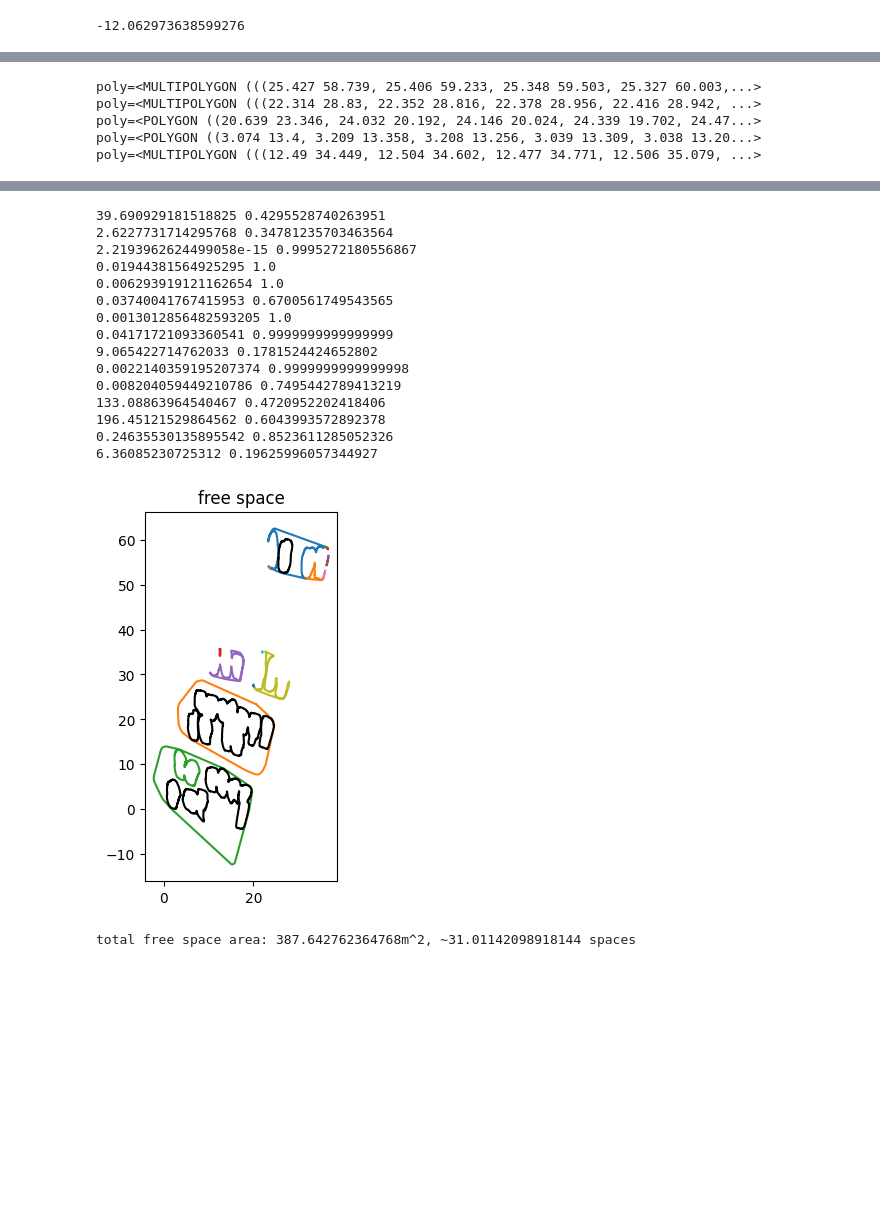
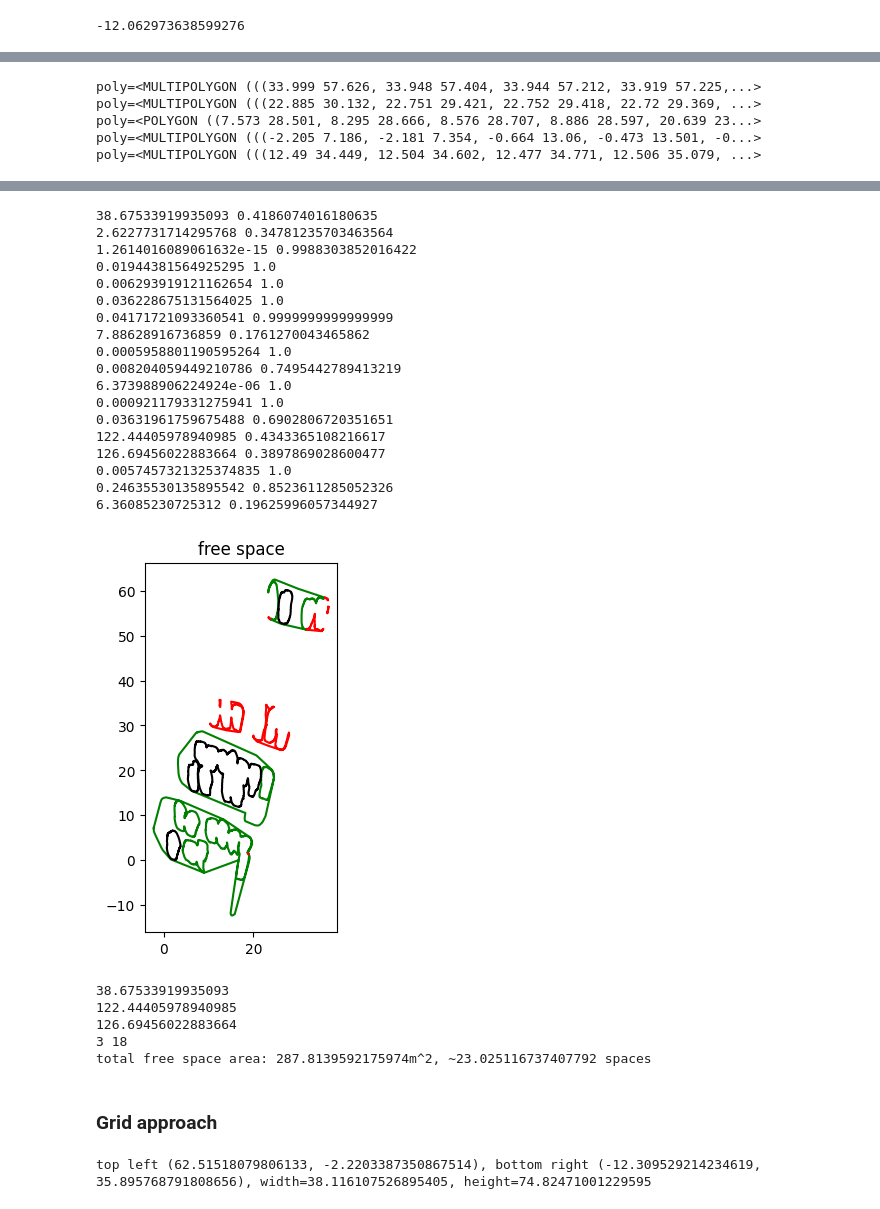
Before and after one commit to Trawirr/ParkingApp, a Jupyter notebook: segmentation/segmentation.ipynb, the cells around one changed output, grey strips where cells are left out. Drawn from its saved outputs; the diff is of its cells as text; code cells hidden in the pictures; blank space fills up the shorter version.

Commit message:
first steps of grid approach

```diff
--- a/segmentation/segmentation.ipynb
+++ b/segmentation/segmentation.ipynb
@@ -77,7 +77,7 @@ def filter_polygons(polygons: list[Polygon], min_size=5):
 # %% [markdown]
 ### Loading polygons
 # %%
-with open("parking_area.json", 'r') as poly_file:
+with open("parking_area2.json", 'r') as poly_file:
     polygons_data = json.load(poly_file)
 
 parking_polygons = [Polygon(xy) for xy in polygons_data.values()]
@@ -159,18 +158,25 @@ def fix_multipolygons(polygons_list):
             polygons_list_fixed.append(poly)
     return polygons_list_fixed
 
-def plot_poly(poly):
+def plot_poly(poly, c='green'):
     if isinstance(poly, MultiPolygon):
         for p in poly.geoms:
-            plt.plot(*p.exterior.xy)
+            plt.plot(*p.exterior.xy, color=c)
             for inner in p.interiors:
                 xi, yi = zip(*inner.coords[:])
                 plt.plot(xi, yi, color="black")
     else:
-        plt.plot(*poly.exterior.xy)
+        plt.plot(*poly.exterior.xy, color=c)
         for inner in poly.interiors:
             xi, yi = zip(*inner.coords[:])
             plt.plot(xi, yi, color="black")
+
+def filter_polygons(polygons, min_size=5*2.5*0.8):
+    polygons_filtered = []
+    for poly in polygons:
+        if poly.area >= min_size:
+            polygons_filtered.append(poly)
+    return polygons_filtered
 # %%
 # parking_polygons[3]
 for p in occ_weti1[1]:
@@ -249,45 +255,60 @@ polies=<POLYGON ((20.639 23.346, 24.032 20.192, 24.146 20.024, 24.339 19.702, 24
 # %%
 timestamp = 0
 parking_polygons_sub = fix_multipolygons([sub_polygons(parking_poly, occ_weti2[timestamp] + occ_weti1[timestamp]) for parking_poly in parking_polygons])
 
 for o in occ_weti1[timestamp] + occ_weti2[timestamp]:
     plt.plot(*o.exterior.xy)
 plt.axis('scaled')
 plt.title("occupation")
 plt.show()
 
 for poly in parking_polygons_sub:
     print(poly.area, poly.area / poly.convex_hull.area)
-    # if poly.area > 5 * 2.5 * 0.8: #and poly.area / poly.convex_hull.area > 0.5:
-    plot_poly(poly)
+    if poly.area > 5 * 2.5 * 0.8: #and poly.area / poly.convex_hull.area > 0.5:
+        plot_poly(poly)
+    else:
+        plot_poly(poly, 'red')
 
 plt.axis('scaled')
 plt.title("free space")
 plt.show()
 
-total_free_space = sum([poly.area for poly in parking_polygons_sub])
+parking_polygons_sub_filtered = filter_polygons(parking_polygons_sub, 5 * 2.5 * 0.8)
+total_free_space = sum([poly.area for poly in parking_polygons_sub_filtered])
+for poly in parking_polygons_sub_filtered:
+    print(poly.area)
+print(len(parking_polygons_sub_filtered), len(parking_polygons_sub))
 print(f"total free space area: {total_free_space}m^2, ~{total_free_space / (5*2.5)} spaces")
 # %% [output]
-poly=<MULTIPOLYGON (((25.427 58.739, 25.406 59.233, 25.348 59.503, 25.327 60.003,...>
-poly=<MULTIPOLYGON (((22.314 28.83, 22.352 28.816, 22.378 28.956, 22.416 28.942, ...>
-poly=<POLYGON ((20.639 23.346, 24.032 20.192, 24.146 20.024, 24.339 19.702, 24.47...>
-poly=<POLYGON ((3.074 13.4, 3.209 13.358, 3.208 13.256, 3.039 13.309, 3.038 13.20...>
+poly=<MULTIPOLYGON (((33.999 57.626, 33.948 57.404, 33.944 57.212, 33.919 57.225,...>
+poly=<MULTIPOLYGON (((22.885 30.132, 22.751 29.421, 22.752 29.418, 22.72 29.369, ...>
+poly=<POLYGON ((7.573 28.501, 8.295 28.666, 8.576 28.707, 8.886 28.597, 20.639 23...>
+poly=<MULTIPOLYGON (((-2.205 7.186, -2.181 7.354, -0.664 13.06, -0.473 13.501, -0...>
 poly=<MULTIPOLYGON (((12.49 34.449, 12.504 34.602, 12.477 34.771, 12.506 35.079, ...>
 [figure]
-39.690929181518825 0.4295528740263951
+38.67533919935093 0.4186074016180635
 2.6227731714295768 0.34781235703463564
-2.2193962624499058e-15 0.9995272180556867
+1.2614016089061632e-15 0.9988303852016422
 0.01944381564925295 1.0
 0.006293919121162654 1.0
-0.03740041767415953 0.6700561749543565
-0.0013012856482593205 1.0
+0.036228675131564025 1.0
 0.04171721093360541 0.9999999999999999
-9.065422714762033 0.1781524424652802
-0.0022140359195207374 0.9999999999999998
+7.88628916736859 0.1761270043465862
+0.0005958801190595264 1.0
 0.008204059449210786 0.7495442789413219
-133.08863964540467 0.4720952202418406
-196.45121529864562 0.6043993572892378
+6.373988906224924e-06 1.0
+0.000921179331275941 1.0
+0.03631961759675488 0.6902806720351651
+122.44405978940985 0.4343365108216617
+126.69456022883664 0.3897869028600477
+0.0057457321325374835 1.0
 0.24635530135895542 0.8523611285052326
 6.36085230725312 0.19625996057344927
-[figure, old version]
+[figure, new version]
-total free space area: 387.642762364768m^2, ~31.01142098918144 spaces
+38.67533919935093
+122.44405978940985
+126.69456022883664
+3 18
+total free space area: 287.8139592175974m^2, ~23.025116737407792 spaces
+# %% [markdown]
+### Grid approach
@@ -293,0 +317,12 @@ total free space area: 387.642762364768m^2, ~31.01142098918144 spaces
+# %%
+right = max([max(poly.exterior.xy[0]) for poly in parking_polygons_sub_filtered])
+left = min([min(poly.exterior.xy[0]) for poly in parking_polygons_sub_filtered])
+top = max([max(poly.exterior.xy[1]) for poly in parking_polygons_sub_filtered])
+bottom = min([min(poly.exterior.xy[1]) for poly in parking_polygons_sub_filtered])
+width = right - left
+height = top - bottom
+print(f"top left {(top, left)}, bottom right {(bottom, right)}, {width=}, {height=}")
+
+parking_multipolygon = MultiPolygon(parking_polygons_sub_filtered)
+# %% [output]
+top left (62.51518079806133, -2.2203387350867514), bottom right (-12.309529214234619, 35.895768791808656), width=38.116107526895405, height=74.82471001229595
```
Also changed, not shown: parts of 9 cells of this notebook.
